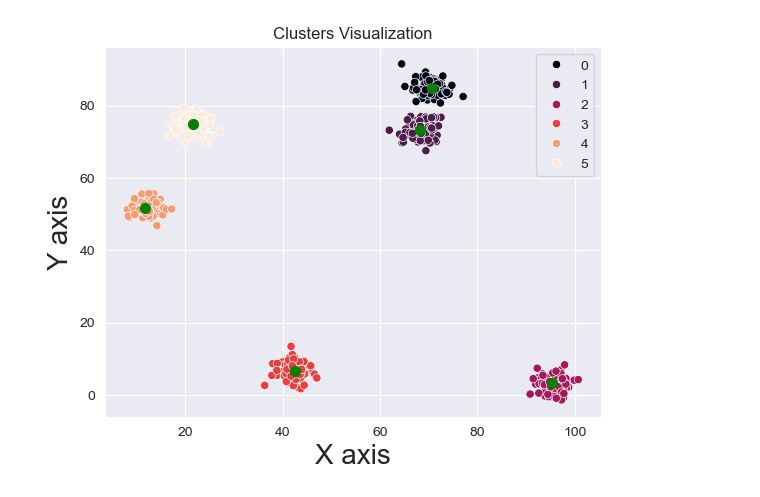
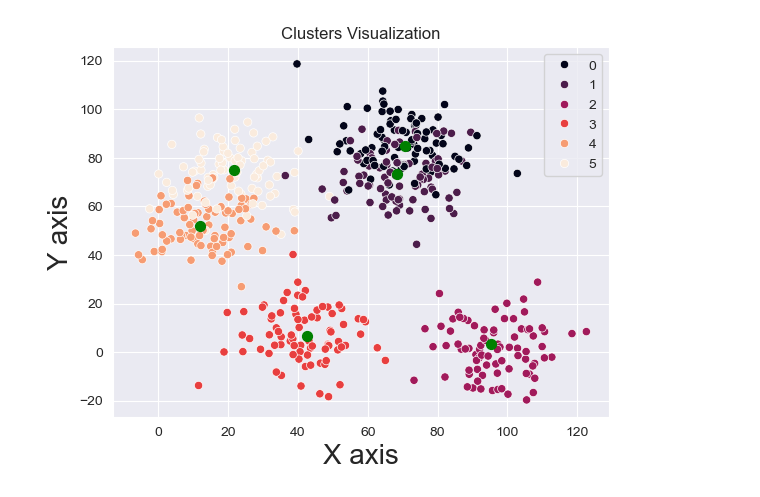
Before and after one commit to yaroslawwww/PaTHoP, a Jupyter notebook: mysrc/wishart_experiments.ipynb, the cells around one changed output. Saved outputs shown, nothing was run; the diff lists cells and outputs as text; code cells hidden in the pictures.

```diff
--- a/mysrc/wishart_experiments.ipynb
+++ b/mysrc/wishart_experiments.ipynb
@@ -1,25 +1,26 @@
 # %%
+from mypy.memprofile import defaultdict
 
 from mysrc.WishartClusterizationAlgorithm import Wishart
 from matplotlib import pyplot as plt
 import pandas as pd
 from sklearn.datasets import make_blobs
 # import matplotlib as plt
 import seaborn as sns
 
-X, y, centers = make_blobs(n_samples=500, centers=6, n_features=2, cluster_std=2, center_box=(2, 100), shuffle=True,
+X, y, centers = make_blobs(n_samples=500, centers=6, n_features=2, cluster_std=10, center_box=(2, 100), shuffle=True,
                            return_centers=True, random_state=666)
 X = pd.DataFrame(data=X, columns=["x", "y"])
 
 plt.rc('axes', labelsize=20)
 sns.scatterplot(data=X, x='x', y='y', hue=y, palette='rocket')
 plt.scatter(centers[:, 0], centers[:, 1], s=50, c='g', marker='o')
 plt.title('Clusters Visualization')
 plt.xlabel('X axis')
 plt.ylabel('Y axis')
 plt.legend()
 plt.show()
 # %% [output]
-[figure, old version]
+[figure, new version]
 # %%
 
```
Also changed, not shown: parts of 19 cells of this notebook, 4 other files.
